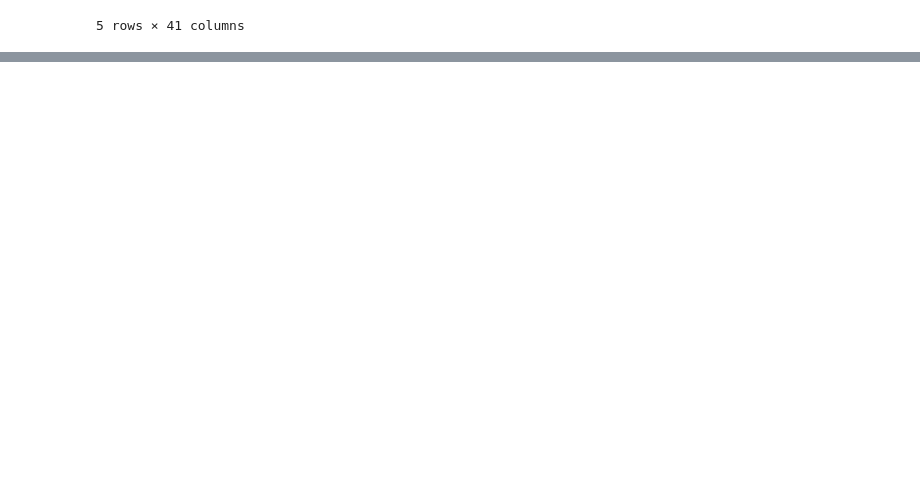
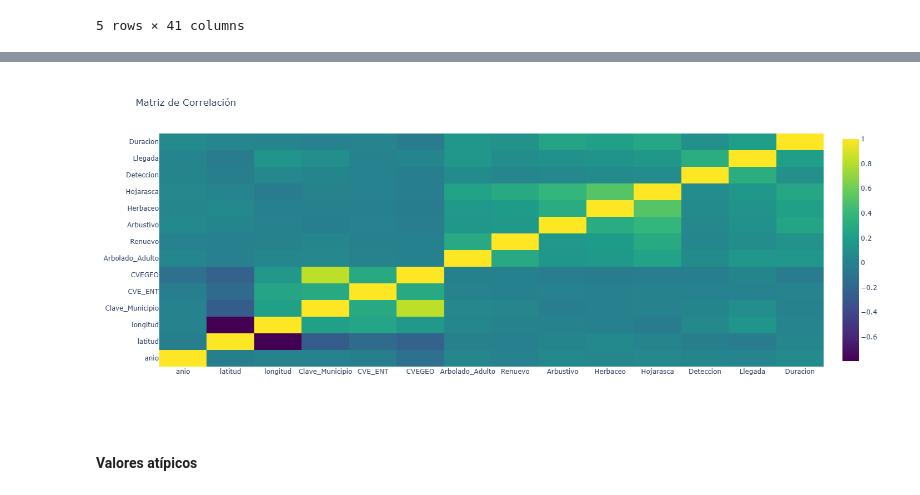
Before and after one commit to ErikaMVM/diplomado_cdd, a Jupyter notebook: moduloII/src/proyecto-incendios_forestales.ipynb, the cells around one changed output, grey strips where cells are left out. Cells and saved outputs as stored; diff of their text form; code cells hidden in the pictures; blank space fills up the shorter version.

```diff
--- a/moduloII/src/proyecto-incendios_forestales.ipynb
+++ b/moduloII/src/proyecto-incendios_forestales.ipynb
@@ -63,0 +170,2 @@ skim(df)
+# %%
+df2 = df2.drop(['CVE_MUN'], axis=1)
@@ -63,0 +184,2 @@ skim(df)
+# %%
+df2 = df2.drop(['Clave_del_incendio'], axis=1)
@@ -63,0 +198,8 @@ skim(df)
+# %%
+var_cat = ["Estado", "Municipio", "Region", "Causa", "Causa_especifica", "Duracion_dias", "Tipo_de_incendio",
+          "Tipo_Vegetacion", "Regimen_de_fuego", "Tipo_impacto", "Tamano", "Entidad"]
+
+var_num = ["anio", "latitud", "longitud", "Clave_Municipio", "CVE_ENT", "CVEGEO", "Arbolado_Adulto",
+           "Renuevo", "Arbustivo", "Herbaceo", "Hojarasca", "Deteccion", "Llegada", "Duracion"]
+
+# TARGET: "Total_hectareas"
@@ -63,0 +278,2 @@ skim(df)
+# %%
+analisis = analyze(df2, var_num, var_cat)
@@ -63,0 +297,6 @@ skim(df)
+# %%
+analisis.corr_matrix()
+# %% [output]
+[figure, added]
+# %% [markdown]
+#### Valores atípicos
```
Also changed, not shown: parts of 83 cells of this notebook, 5 other files.
